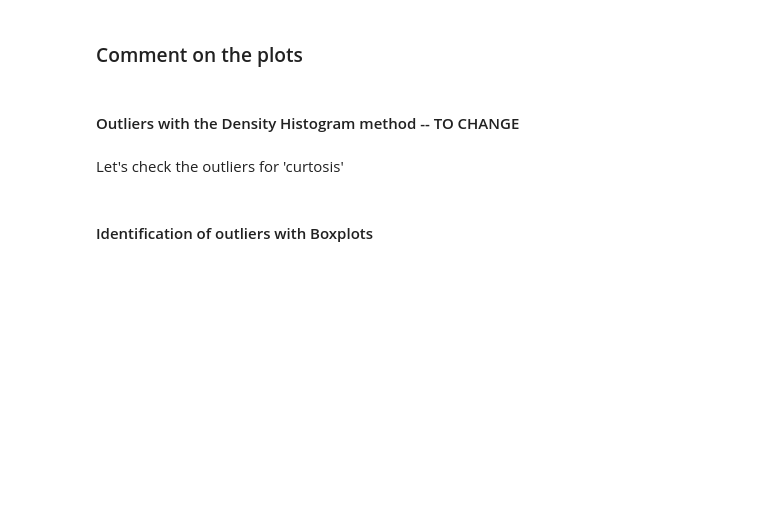
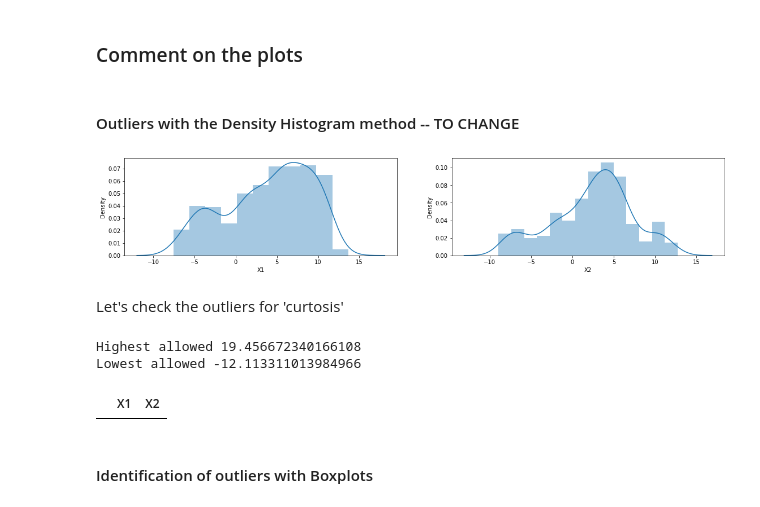
Before and after one commit to lcipolina/ML_Fundamentals, a Jupyter notebook: Exercise_Se__1b_Deep_Space.ipynb, the cells around one changed output. Saved outputs shown, nothing was run; the diff lists cells and outputs as text; code cells hidden in the pictures; blank space fills up the shorter version.

```diff
--- a/Exercise_Se__1b_Deep_Space.ipynb
+++ b/Exercise_Se__1b_Deep_Space.ipynb
@@ -36,34 +66,35 @@ sns.pairplot(df, hue="class", palette="husl")  #TO CHANGE
 # %%
 #Create a figure with subplots and add on top of them
 
 import warnings
 warnings.filterwarnings('ignore') #less verbose
 
 
 
 plt.figure(figsize=(19,7))
 
 plt.subplot(2,2,1)
-sns.distplot(df['variance'])
+sns.distplot(df['X1'])
 
 plt.subplot(2,2,2)
-sns.distplot(df['skewness'])
-
-plt.subplot(2,2,3)
-sns.distplot(df['curtosis'])
-
-plt.subplot(2,2,4)
-sns.distplot(df['entropy'])
+sns.distplot(df['X2'])
 
 plt.show()
+# %% [output]
+[figure, added]
 # %% [markdown]
 Let's check the outliers for 'curtosis'
 # %%
-print("Highest allowed",df['curtosis'].mean() + 3*df['curtosis'].std())
-print("Lowest allowed",df['curtosis'].mean() - 3*df['curtosis'].std())
+print("Highest allowed",df['X1'].mean() + 3*df['X1'].std())
+print("Lowest allowed",df['X2'].mean() - 3*df['X2'].std())
+# %% [output]
+Highest allowed 19.456672340166108
+Lowest allowed -12.113311013984966
 # %%
-# Find outliers within the 'curtosis' column
-df[(df['curtosis'] > 14.3) | (df['curtosis'] < -11.5)]
+# Find outliers within the 'X2' column
+df[(df['X2'] > 19.4) | (df['X2'] < -12.1)]
+# %% [output]
+|  | X1 | X2 |
 # %% [markdown]
 #### Identification of outliers with Boxplots
 # %%
```
Also changed, not shown: parts of 8 cells of this notebook.
